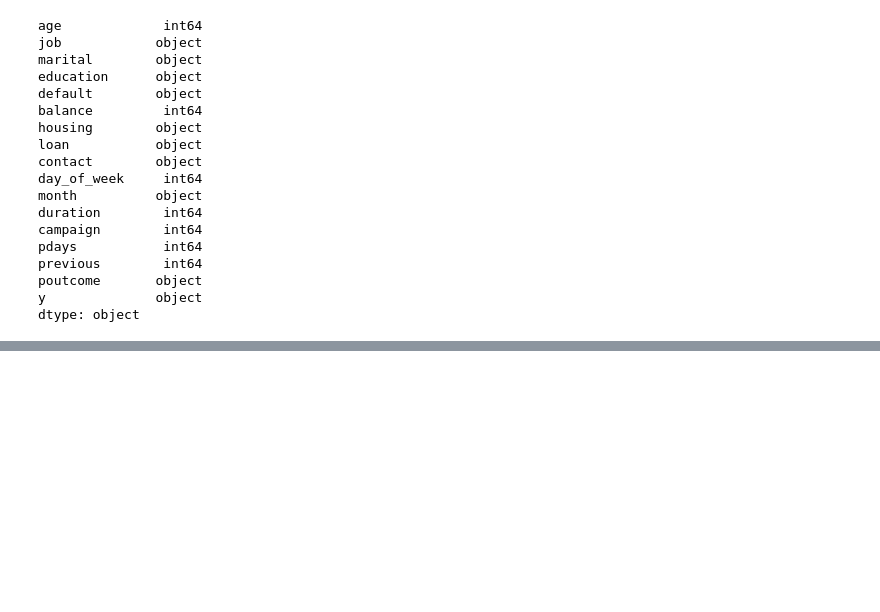
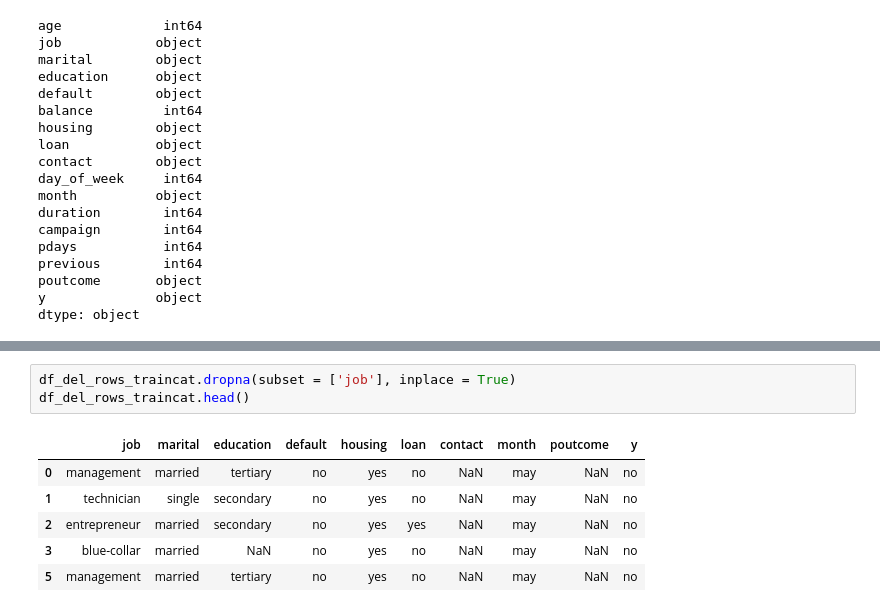
Before and after one commit to TaruIndia/predict-termdepositsubscription, a Jupyter notebook: W9_TarusmitaBoro_DataCleansingandTransformation.ipynb, the cells around one changed output, grey strips where cells are left out. Cells and saved outputs as stored; diff of their text form; blank space fills up the shorter version.

```diff
--- a/W9_TarusmitaBoro_DataCleansingandTransformation.ipynb
+++ b/W9_TarusmitaBoro_DataCleansingandTransformation.ipynb
@@ -223,0 +235,10 @@ df.describe()[['age','balance','day_of_week']]
+# %%
+df_del_rows_traincat.dropna(subset = ['job'], inplace = True)
+df_del_rows_traincat.head()
+# %% [output]
+|  | job | marital | education | default | housing | loan | contact | month | poutcome | y |
+| 0 | management | married | tertiary | no | yes | no | NaN | may | NaN | no |
+| 1 | technician | single | secondary | no | yes | no | NaN | may | NaN | no |
+| 2 | entrepreneur | married | secondary | no | yes | yes | NaN | may | NaN | no |
+| 3 | blue-collar | married | NaN | no | yes | no | NaN | may | NaN | no |
+| 5 | management | married | tertiary | no | yes | no | NaN | may | NaN | no |
```
Also changed, not shown: parts of 18 cells of this notebook.
